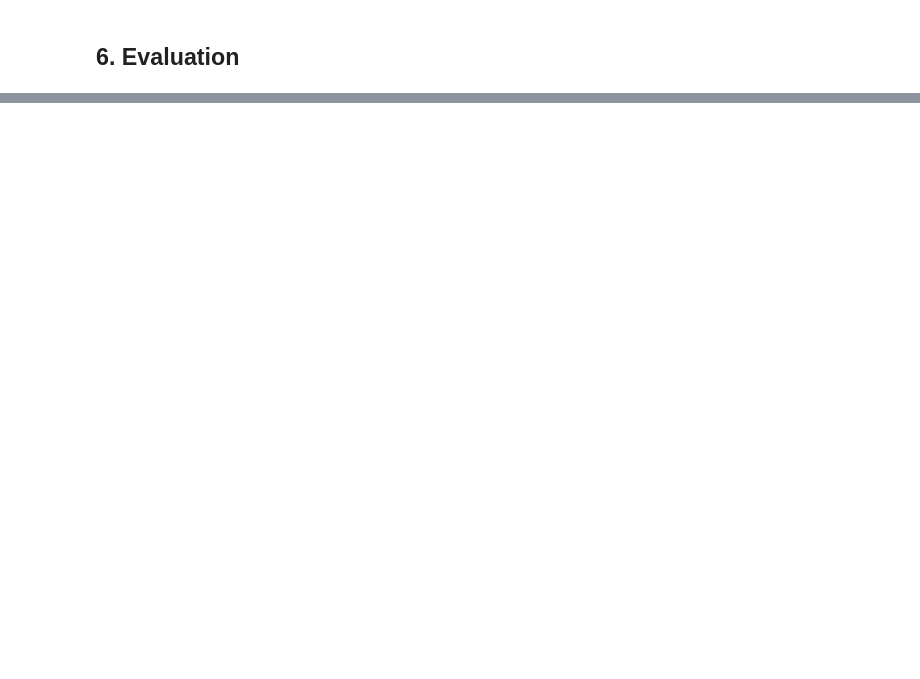
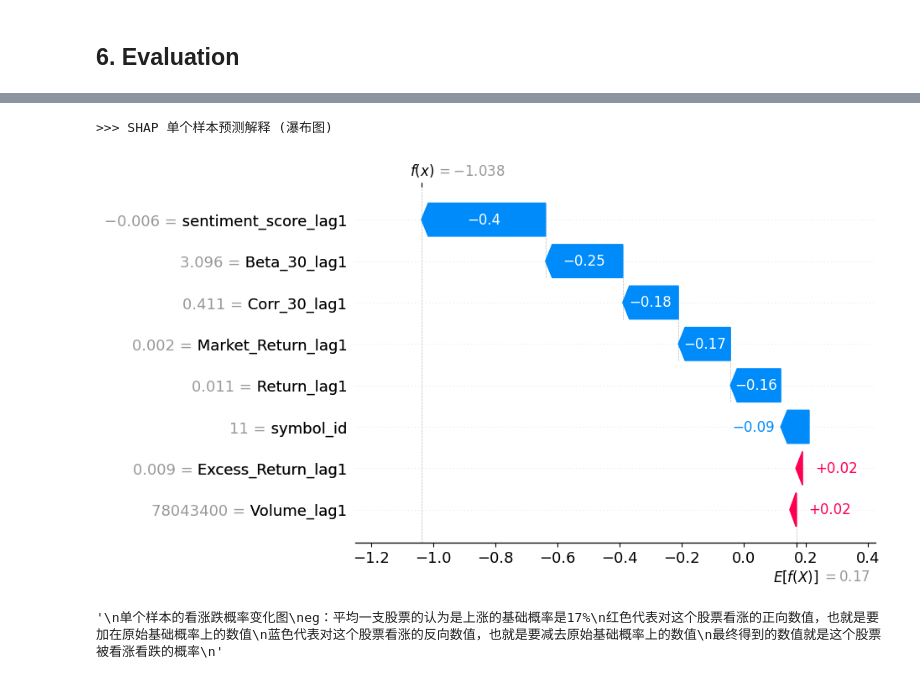
Before and after one commit to ruoxicao77i/Stock-Trading-Strategy, a Jupyter notebook: src/model.ipynb, the cells around one changed output, grey strips where cells are left out. Saved outputs shown, nothing was run; the diff lists cells and outputs as text; code cells hidden in the pictures; blank space fills up the shorter version.

```diff
--- a/src/model.ipynb
+++ b/src/model.ipynb
@@ -396,0 +471,20 @@ weighted avg       0.57      0.57      0.56       656
+# %%
+import matplotlib.pyplot as plt
+
+print(">>> SHAP 单个样本预测解释 (瀑布图)")
+explainer_v2 = shap.Explainer(best_model)
+shap_values_v2 = explainer_v2(X_test)
+
+sample_index = 1
+shap.plots.waterfall(shap_values_v2[sample_index])
+'''
+单个样本的看涨跌概率变化图
+eg：平均一支股票的认为是上涨的基础概率是17%
+红色代表对这个股票看涨的正向数值，也就是要加在原始基础概率上的数值
+蓝色代表对这个股票看涨的反向数值，也就是要减去原始基础概率上的数值
+最终得到的数值就是这个股票被看涨看跌的概率
+'''
+# %% [output]
+>>> SHAP 单个样本预测解释 (瀑布图)
+[figure, added]
+'\n单个样本的看涨跌概率变化图\neg：平均一支股票的认为是上涨的基础概率是17%\n红色代表对这个股票看涨的正向数值，也就是要加在原始基础概率上的数值\n蓝色代表对这个股票看涨的反向数值，也就是要减去原始基础概率上的数值\n最终得到的数值就是这个股票被看涨看跌的概率\n'
```
Also changed, not shown: parts of 14 cells of this notebook.
